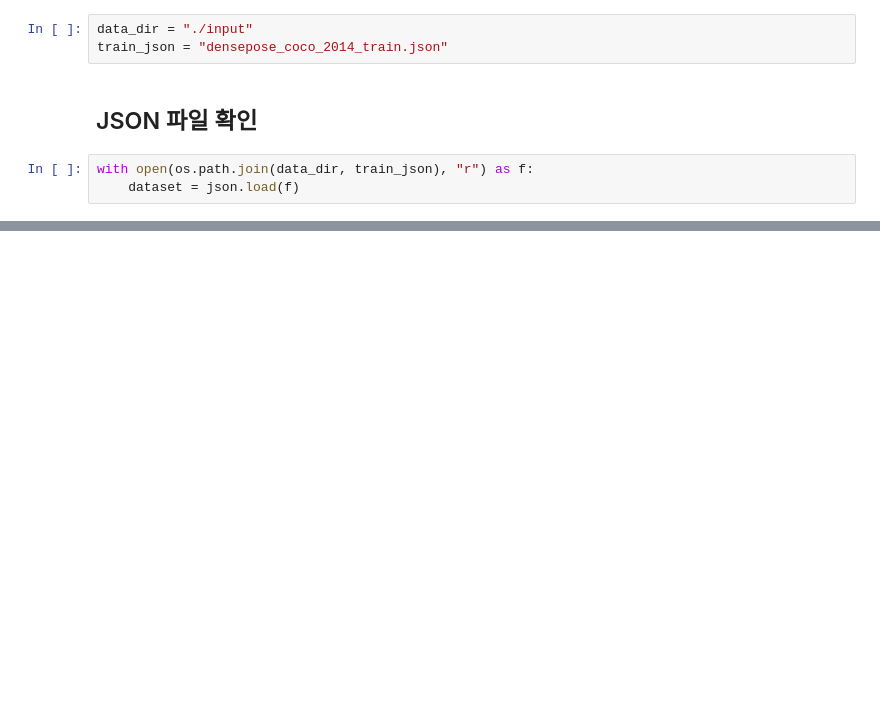
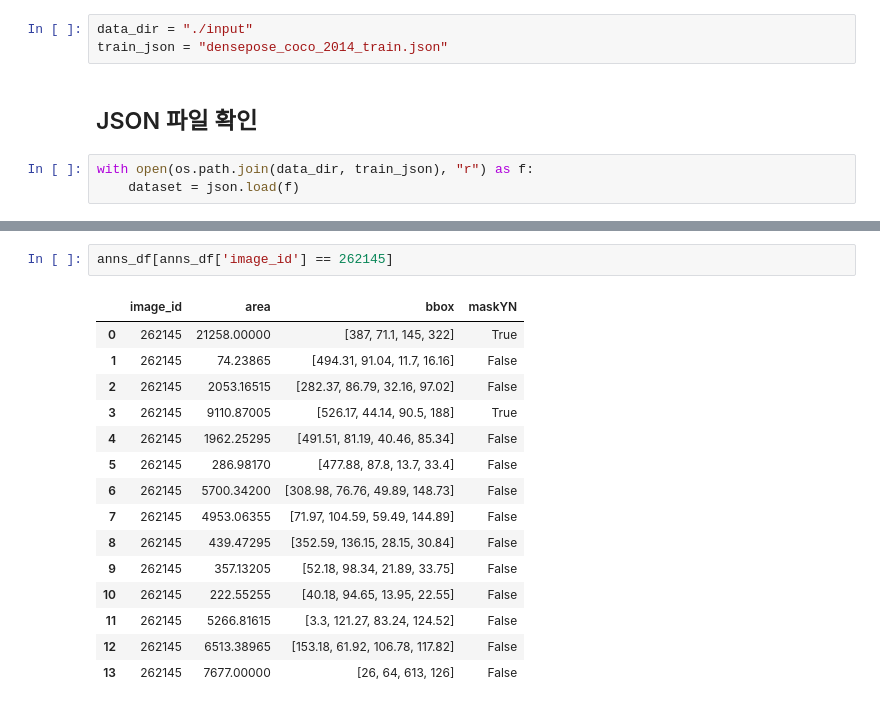
Before and after one commit to potato-farm/alchera-ai-challenge, a Jupyter notebook: EDA.ipynb, the cells around one changed output, grey strips where cells are left out. Drawn from its saved outputs; the diff is of its cells as text; blank space fills up the shorter version.

```diff
--- a/EDA.ipynb
+++ b/EDA.ipynb
@@ -48,0 +139,18 @@ print(
+# %%
+anns_df[anns_df['image_id'] == 262145]
+# %% [output]
+|  | image_id | area | bbox | maskYN |
+| 0 | 262145 | 21258.00000 | [387, 71.1, 145, 322] | True |
+| 1 | 262145 | 74.23865 | [494.31, 91.04, 11.7, 16.16] | False |
+| 2 | 262145 | 2053.16515 | [282.37, 86.79, 32.16, 97.02] | False |
+| 3 | 262145 | 9110.87005 | [526.17, 44.14, 90.5, 188] | True |
+| 4 | 262145 | 1962.25295 | [491.51, 81.19, 40.46, 85.34] | False |
+| 5 | 262145 | 286.98170 | [477.88, 87.8, 13.7, 33.4] | False |
+| 6 | 262145 | 5700.34200 | [308.98, 76.76, 49.89, 148.73] | False |
+| 7 | 262145 | 4953.06355 | [71.97, 104.59, 59.49, 144.89] | False |
+| 8 | 262145 | 439.47295 | [352.59, 136.15, 28.15, 30.84] | False |
+| 9 | 262145 | 357.13205 | [52.18, 98.34, 21.89, 33.75] | False |
+| 10 | 262145 | 222.55255 | [40.18, 94.65, 13.95, 22.55] | False |
+| 11 | 262145 | 5266.81615 | [3.3, 121.27, 83.24, 124.52] | False |
+| 12 | 262145 | 6513.38965 | [153.18, 61.92, 106.78, 117.82] | False |
+| 13 | 262145 | 7677.00000 | [26, 64, 613, 126] | False |
```
Also changed, not shown: parts of 15 cells of this notebook.
